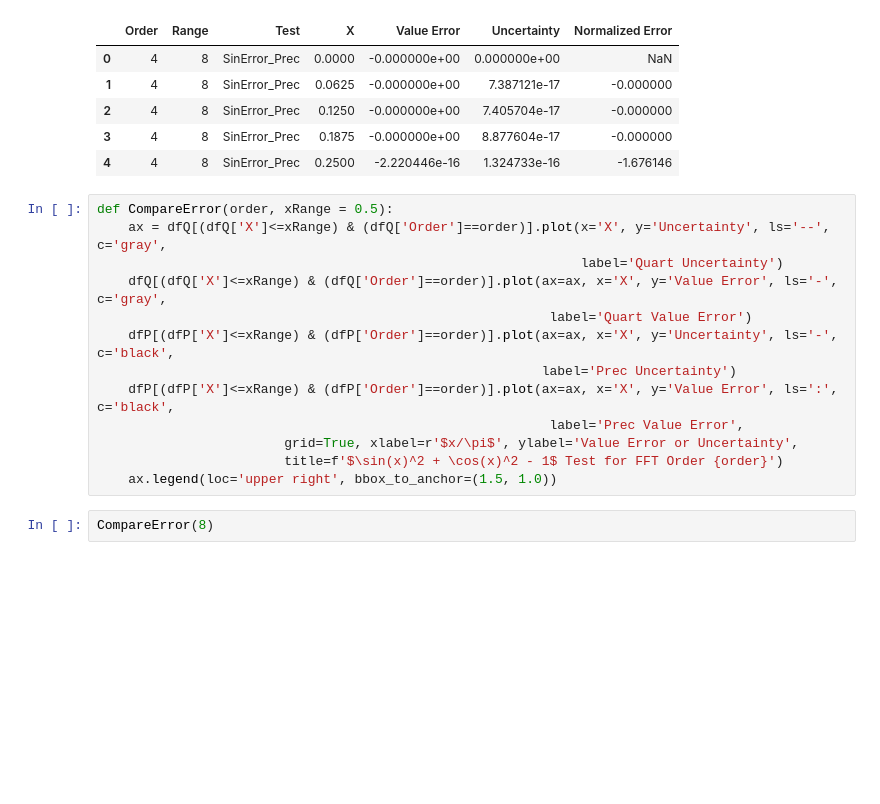
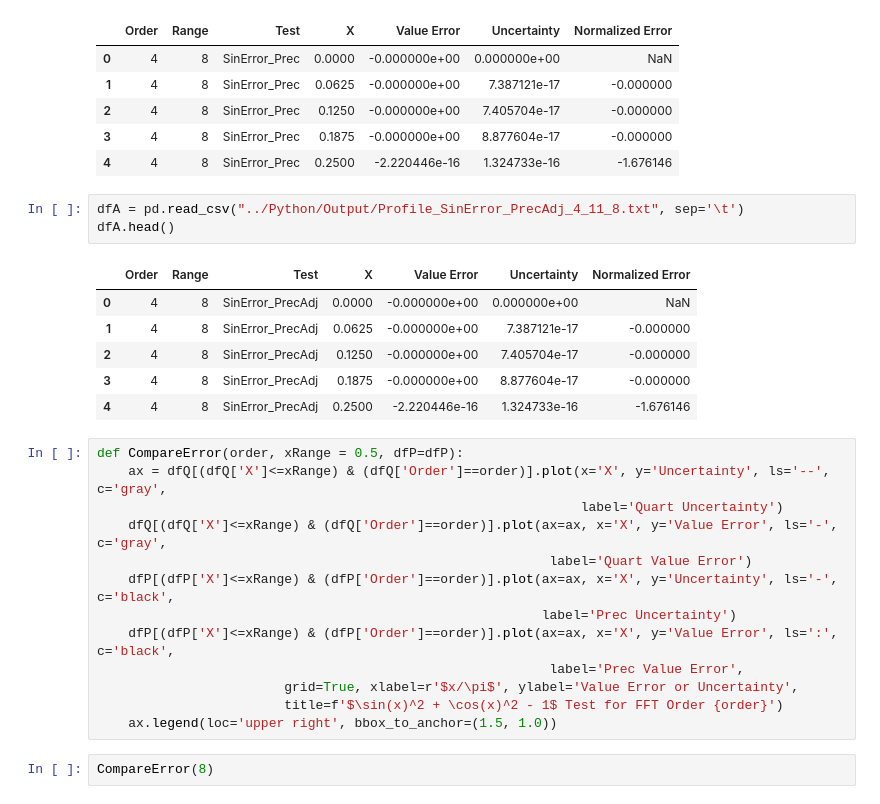
Before and after one commit to Chengpu0707/VarianceArithmetic, a Jupyter notebook: IPyNb/SinDiff.ipynb, the cells around one changed output. Drawn from its saved outputs; the diff is of its cells as text; blank space fills up the shorter version.

```diff
--- a/IPyNb/SinDiff.ipynb
+++ b/IPyNb/SinDiff.ipynb
@@ -266,8 +266,18 @@ dfP.head()
 | 2 | 4 | 8 | SinError_Prec | 0.1250 | -0.000000e+00 | 7.405704e-17 | -0.000000 |
 | 3 | 4 | 8 | SinError_Prec | 0.1875 | -0.000000e+00 | 8.877604e-17 | -0.000000 |
 | 4 | 4 | 8 | SinError_Prec | 0.2500 | -2.220446e-16 | 1.324733e-16 | -1.676146 |
+# %%
+dfA = pd.read_csv("../Python/Output/Profile_SinError_PrecAdj_4_11_8.txt", sep='\t')
+dfA.head()
+# %% [output]
+|  | Order | Range | Test | X | Value Error | Uncertainty | Normalized Error |
+| 0 | 4 | 8 | SinError_PrecAdj | 0.0000 | -0.000000e+00 | 0.000000e+00 | NaN |
+| 1 | 4 | 8 | SinError_PrecAdj | 0.0625 | -0.000000e+00 | 7.387121e-17 | -0.000000 |
+| 2 | 4 | 8 | SinError_PrecAdj | 0.1250 | -0.000000e+00 | 7.405704e-17 | -0.000000 |
+| 3 | 4 | 8 | SinError_PrecAdj | 0.1875 | -0.000000e+00 | 8.877604e-17 | -0.000000 |
+| 4 | 4 | 8 | SinError_PrecAdj | 0.2500 | -2.220446e-16 | 1.324733e-16 | -1.676146 |
 # %%
-def CompareError(order, xRange = 0.5):
+def CompareError(order, xRange = 0.5, dfP=dfP):
     ax = dfQ[(dfQ['X']<=xRange) & (dfQ['Order']==order)].plot(x='X', y='Uncertainty', ls='--', c='gray',
                                                               label='Quart Uncertainty')
     dfQ[(dfQ['X']<=xRange) & (dfQ['Order']==order)].plot(ax=ax, x='X', y='Value Error', ls='-', c='gray',
```
Also changed, not shown: parts of 2 cells of this notebook, 8 other files.
